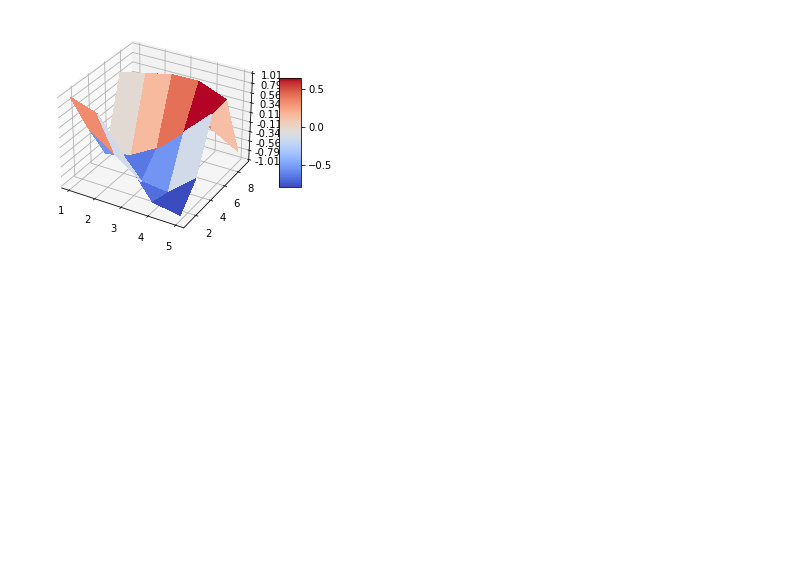
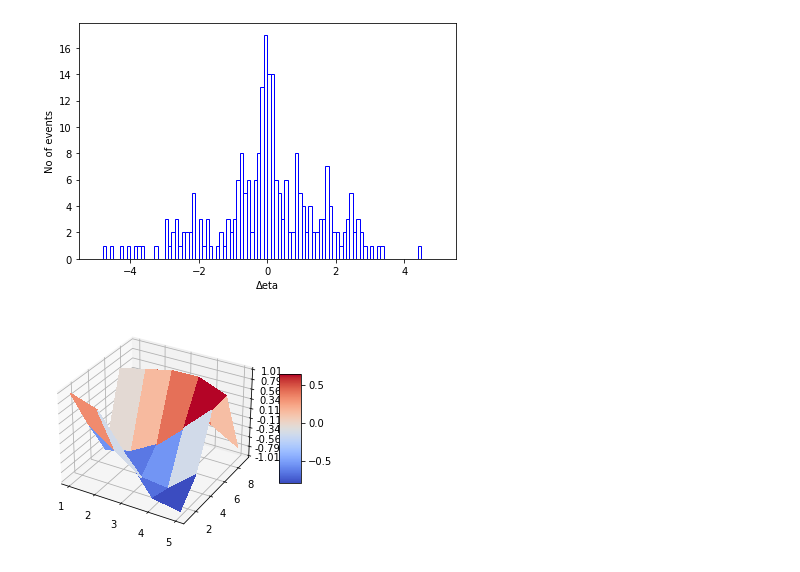
Before and after one commit to HarryWang0619/CIS_May_FinalProject, a Jupyter notebook: Zihao(test).ipynb, the cells around one changed output. Cells and saved outputs as stored; diff of their text form; code cells hidden in the pictures; blank space fills up the shorter version.

```diff
--- a/test.ipynb
+++ b/Zihao(test).ipynb
@@ -7,3 +42,14 @@ import numpy as np
+# %%
+nbins = 100
+xmin = -5
+xmax = 5
+plt.hist(deta,nbins,color="white", edgecolor="blue",range = [xmin,xmax])
+plt.ylabel(r'No of events')
+plt.xlabel(r'Δeta')
+plt.tight_layout()
+plt.show()
+# %% [output]
+[figure, added]
 # %%
 fig, ax = plt.subplots(subplot_kw={"projection": "3d"})
 
```
Also changed, not shown: parts of 4 cells of this notebook, 1 other file.
